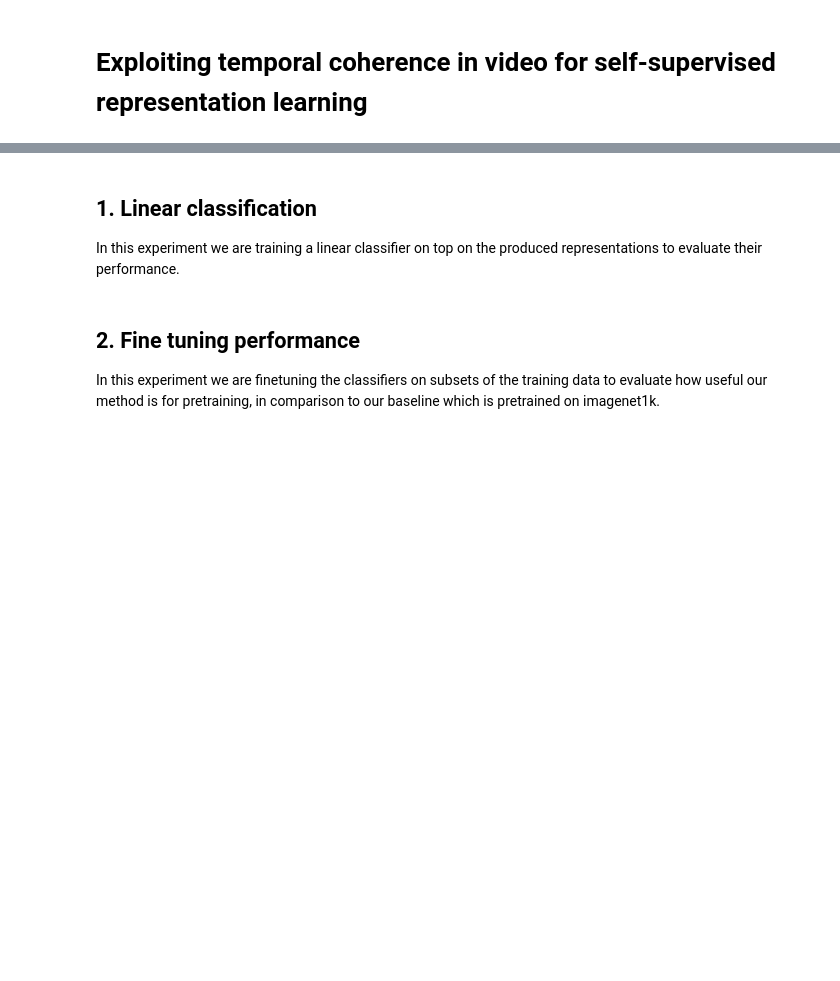
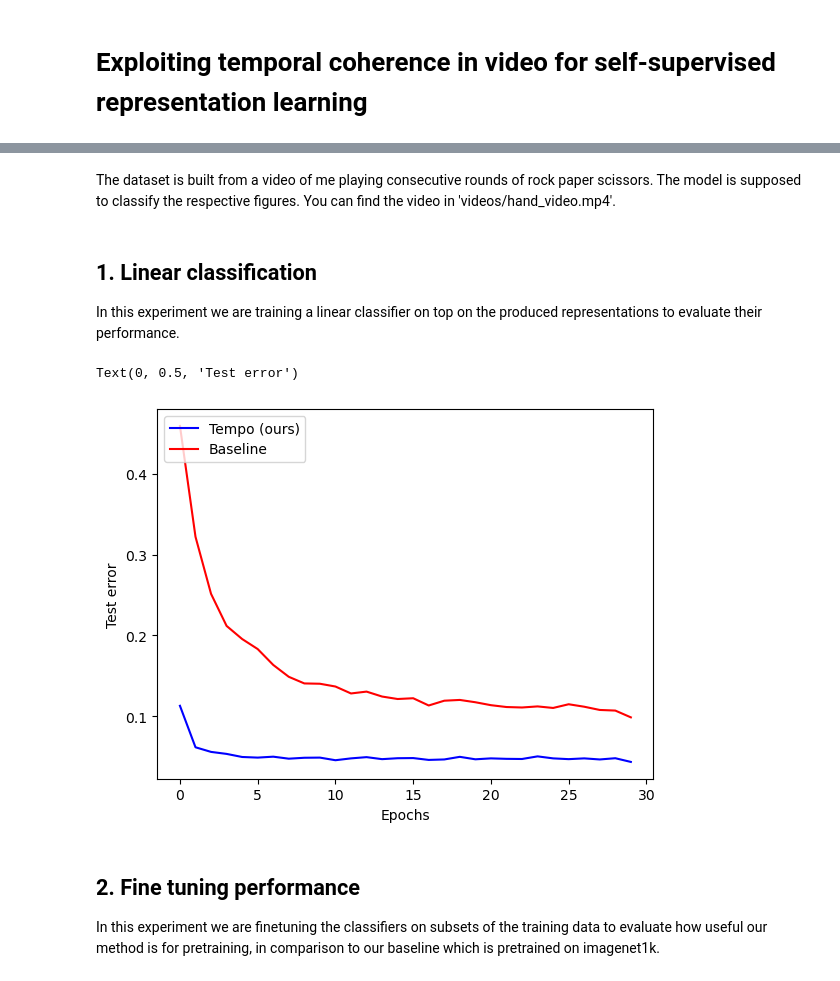
Before and after one commit to myasincifci/BarlowTwinsMnist, a Jupyter notebook: time_shift/tempo.ipynb, the cells around one changed output, grey strips where cells are left out. Drawn from its saved outputs; the diff is of its cells as text; code cells hidden in the pictures; blank space fills up the shorter version.

```diff
--- a/time_shift/tempo.ipynb
+++ b/time_shift/tempo.ipynb
@@ -26,0 +29,9 @@ test_dataset = TimeShiftDataset('../datasets/hand', transform=transform, train=F
+# %%
+train_dataloader = torch.utils.data.DataLoader(
+    train_dataset,
+    batch_size=10,
+    shuffle=True,
+    num_workers=1,
+)
+batch = next(iter(train_dataloader))
+plot_batch(batch)
@@ -27,6 +40,49 @@ test_dataset = TimeShiftDataset('../datasets/hand', transform=transform, train=F
+# %% [markdown]
+The dataset is built from a video of me playing consecutive rounds of rock paper scissors. The model is supposed to classify the respective figures. You can find the video in 'videos/hand_video.mp4'.
 # %% [markdown]
 ## 1. Linear classification
 In this experiment we are training a linear classifier on top on the produced representations to evaluate their performance.
+# %%
+lss_eval, errs_eval = [], []
+lss_bl, errs_bl = [], []
+for i in tqdm(range(10), leave=False):
+
+    train_dataloader = torch.utils.data.DataLoader(
+        train_dataset,
+        batch_size=32,
+        shuffle=True,
+        num_workers=8,
+    )
+
+    test_dataloader = torch.utils.data.DataLoader(
+        test_dataset,
+        batch_size=32,
+        shuffle=True,
+        num_workers=8,
+    )
+
+    eval_model = LinearEval(backbone=backbone, out_features=3, freeze_backbone=True).to(device)
+    baseline = BaselineImagenet1K(out_features=3, freeze_backbone=True).to(device)
+
+    losses_eval, errors_eval = eval(eval_model, train_dataset, test_dataset, train_dataloader, test_dataloader)
+    losses_bl, errors_bl = eval(baseline, train_dataset, test_dataset, train_dataloader, test_dataloader)
+
+    lss_eval.append(losses_eval)
+    errs_eval.append(errors_eval)
+    lss_bl.append(losses_bl)
+    errs_bl.append(errors_bl)
+
+errs_eval = np.array(errs_eval)
+errs_bl = np.array(errs_bl)
+
+plt.plot(np.arange(30), errs_eval.mean(axis=0), '-b', label='Tempo (ours)')
+plt.plot(np.arange(30), errs_bl.mean(axis=0), '-r', label='Baseline')
+plt.legend(loc="upper left")
+plt.xlabel('Epochs')
+plt.ylabel('Test error')
+# %% [output]
+Text(0, 0.5, 'Test error')
+[figure, added]
 # %% [markdown]
 ## 2. Fine tuning performance
 In this experiment we are finetuning the classifiers on subsets of the training data to evaluate how useful our method is for pretraining, in comparison to our baseline which is pretrained on imagenet1k.
```
Also changed, not shown: parts of 6 cells of this notebook, 2 other files.
